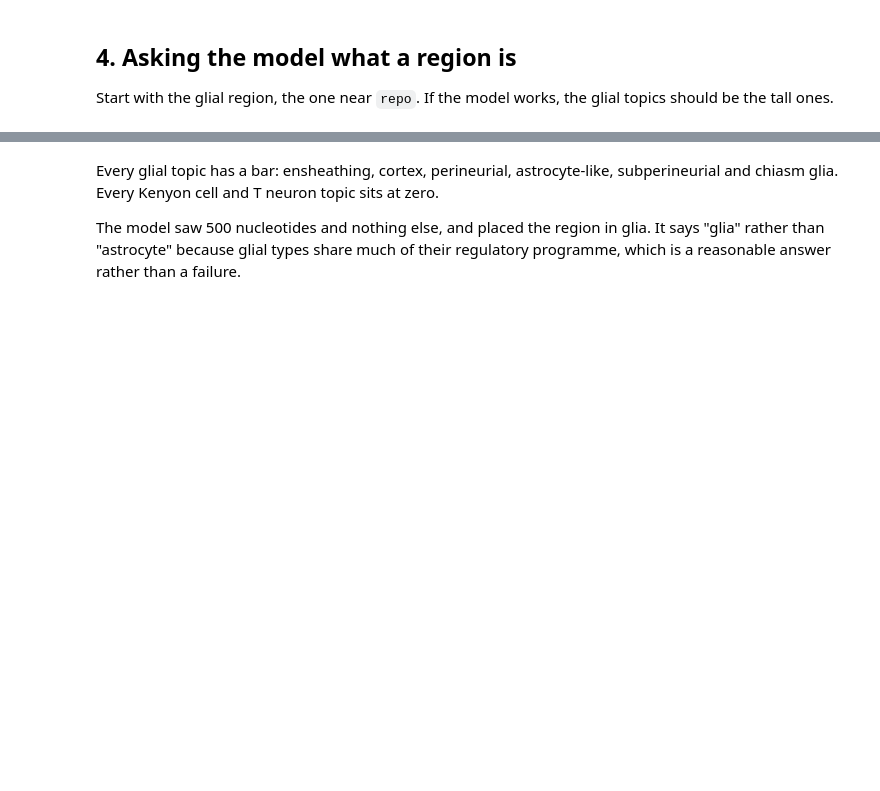
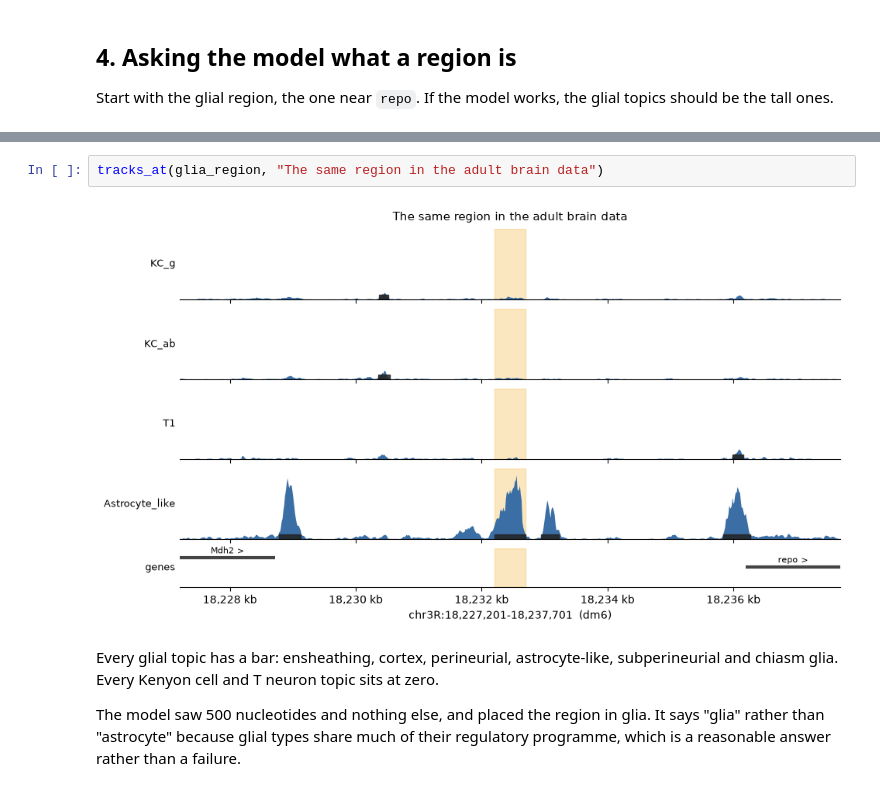
Before and after one commit to nkempynck/isn-school-2026, a Jupyter notebook: notebooks/practicals/06_crested_deepflybrain.ipynb, the cells around one changed output, grey strips where cells are left out. Cells and saved outputs as stored; diff of their text form; blank space fills up the shorter version.

```diff
--- a/notebooks/practicals/06_crested_deepflybrain.ipynb
+++ b/notebooks/practicals/06_crested_deepflybrain.ipynb
@@ -212,4 +246,8 @@ crested.pl.region.bar(
 [figure]
+# %%
+tracks_at(glia_region, "The same region in the adult brain data")
+# %% [output]
+[figure, added]
 # %% [markdown]
 Every glial topic has a bar: ensheathing, cortex, perineurial, astrocyte-like,
 subperineurial and chiasm glia. Every Kenyon cell and T neuron topic sits at
```
Also changed, not shown: parts of 49 cells of this notebook.
